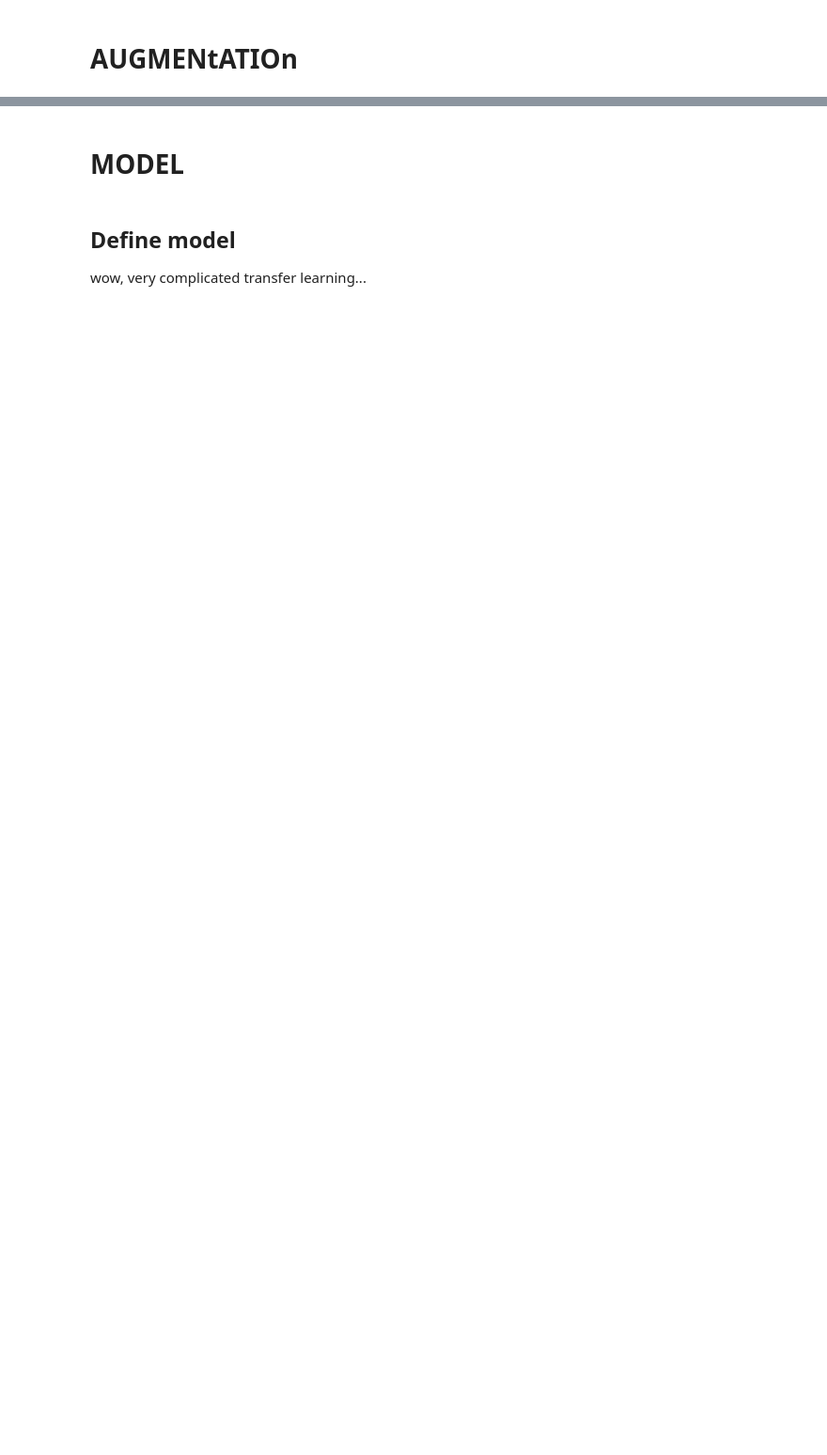
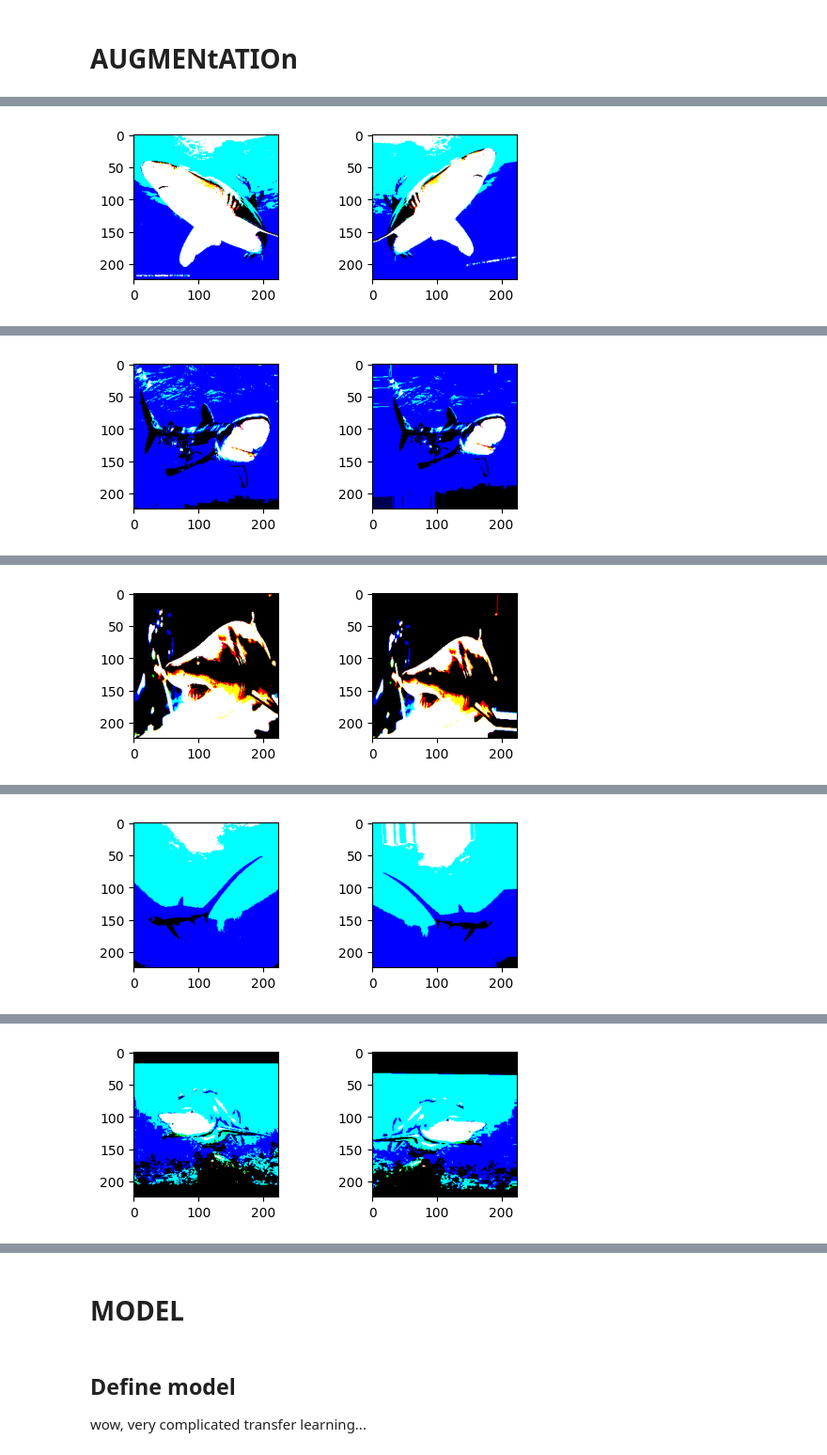
Before and after one commit to nikkernoodle/shark-id, a Jupyter notebook: notebooks/augmentation.ipynb, the cells around one changed output, grey strips where cells are left out. Shown at 94% size. Drawn from its saved outputs; the diff is of its cells as text; code cells hidden in the pictures; blank space fills up the shorter version.

```diff
--- a/notebooks/augmentation.ipynb
+++ b/notebooks/augmentation.ipynb
@@ -103,0 +119,12 @@ def augment(model):
+# %%
+X_augmented_iterator = datagen.flow(X_train, shuffle=False, batch_size=1)
+
+for i, (raw_image, augmented_image) in enumerate(zip(X_train, X_augmented_iterator)):
+    _, (ax1, ax2) = plt.subplots(1, 2, figsize=(6, 2))
+    ax1.imshow(raw_image)
+    ax2.imshow(augmented_image[0])
+    plt.show()
+
+    if i > 10:
+        break
+# %% [output]
@@ -103,0 +133 @@ def augment(model):
+[figure, added]
@@ -103,0 +136 @@ def augment(model):
+[figure, added]
@@ -103,0 +139 @@ def augment(model):
+[figure, added]
@@ -103,0 +142 @@ def augment(model):
+[figure, added]
@@ -103,0 +145 @@ def augment(model):
+[figure, added]
```
Also changed, not shown: parts of 22 cells of this notebook.
